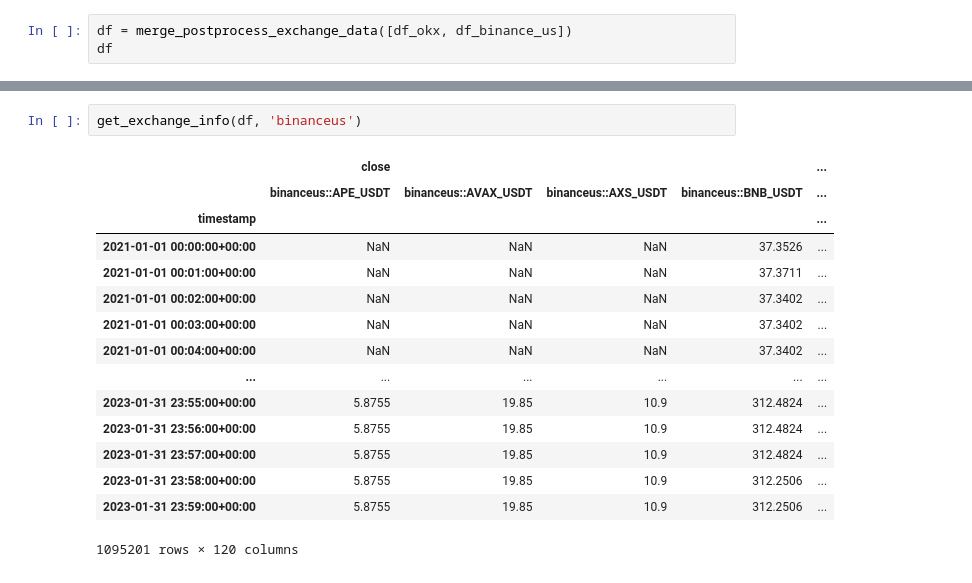
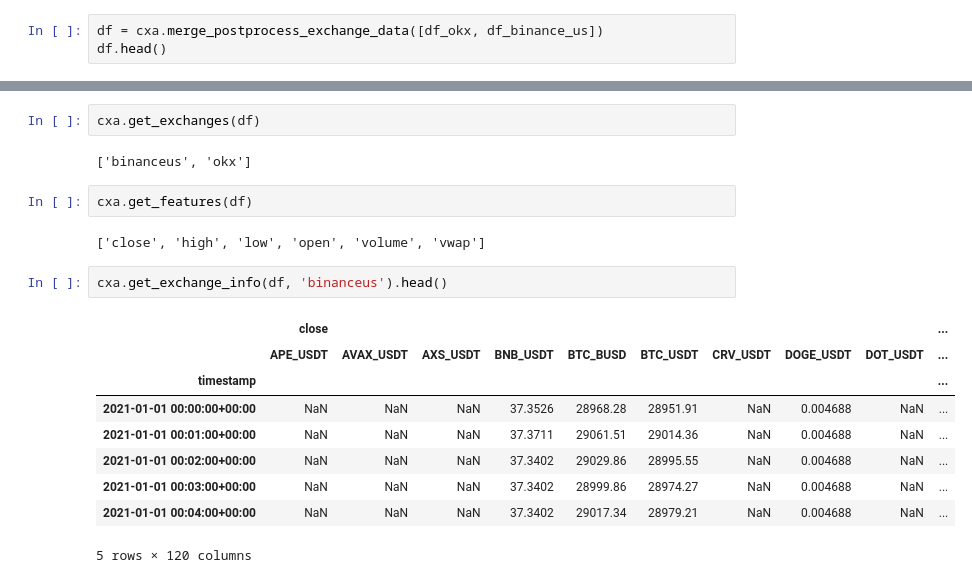
Before and after one commit to thejameszhang/crypto-cross-exchange-arbitrage, a Jupyter notebook: notebooks/single_df.ipynb, the cells around one changed output, grey strips where cells are left out. Drawn from its saved outputs; the diff is of its cells as text.

```diff
--- a/notebooks/single_df.ipynb
+++ b/notebooks/single_df.ipynb
@@ -64,4 +51,4 @@ postprocess_exchange_data(df_okx)
 # %%
-df = merge_postprocess_exchange_data([df_okx, df_binance_us])
-df
+df = cxa.merge_postprocess_exchange_data([df_okx, df_binance_us])
+df.head()
 # %% [output]
@@ -125,18 +100,20 @@ get_symbol_info(df, 'BTC_USDT')
+# %%
+cxa.get_exchanges(df)
+# %% [output]
+['binanceus', 'okx']
+# %%
+cxa.get_features(df)
+# %% [output]
+['close', 'high', 'low', 'open', 'volume', 'vwap']
 # %%
-get_exchange_info(df, 'binanceus')
+cxa.get_exchange_info(df, 'binanceus').head()
 # %% [output]
-|  | close |  |  |  | ... |
-|  | binanceus::APE_USDT | binanceus::AVAX_USDT | binanceus::AXS_USDT | binanceus::BNB_USDT | ... |
-| timestamp |  |  |  |  | ... |
-| 2021-01-01 00:00:00+00:00 | NaN | NaN | NaN | 37.3526 | ... |
-| 2021-01-01 00:01:00+00:00 | NaN | NaN | NaN | 37.3711 | ... |
-| 2021-01-01 00:02:00+00:00 | NaN | NaN | NaN | 37.3402 | ... |
-| 2021-01-01 00:03:00+00:00 | NaN | NaN | NaN | 37.3402 | ... |
-| 2021-01-01 00:04:00+00:00 | NaN | NaN | NaN | 37.3402 | ... |
-| ... | ... | ... | ... | ... | ... |
-| 2023-01-31 23:55:00+00:00 | 5.8755 | 19.85 | 10.9 | 312.4824 | ... |
-| 2023-01-31 23:56:00+00:00 | 5.8755 | 19.85 | 10.9 | 312.4824 | ... |
-| 2023-01-31 23:57:00+00:00 | 5.8755 | 19.85 | 10.9 | 312.4824 | ... |
-| 2023-01-31 23:58:00+00:00 | 5.8755 | 19.85 | 10.9 | 312.2506 | ... |
-| 2023-01-31 23:59:00+00:00 | 5.8755 | 19.85 | 10.9 | 312.2506 | ... |
+|  | close |  |  |  |  |  |  |  |  | ... |
+|  | APE_USDT | AVAX_USDT | AXS_USDT | BNB_USDT | BTC_BUSD | BTC_USDT | CRV_USDT | DOGE_USDT | DOT_USDT | ... |
+| timestamp |  |  |  |  |  |  |  |  |  | ... |
+| 2021-01-01 00:00:00+00:00 | NaN | NaN | NaN | 37.3526 | 28968.28 | 28951.91 | NaN | 0.004688 | NaN | ... |
+| 2021-01-01 00:01:00+00:00 | NaN | NaN | NaN | 37.3711 | 29061.51 | 29014.36 | NaN | 0.004688 | NaN | ... |
+| 2021-01-01 00:02:00+00:00 | NaN | NaN | NaN | 37.3402 | 29029.86 | 28995.55 | NaN | 0.004688 | NaN | ... |
+| 2021-01-01 00:03:00+00:00 | NaN | NaN | NaN | 37.3402 | 28999.86 | 28974.27 | NaN | 0.004688 | NaN | ... |
+| 2021-01-01 00:04:00+00:00 | NaN | NaN | NaN | 37.3402 | 29017.34 | 28979.21 | NaN | 0.004688 | NaN | ... |
-1095201 rows × 120 columns
+5 rows × 120 columns
```
Also changed, not shown: parts of 13 cells of this notebook.
